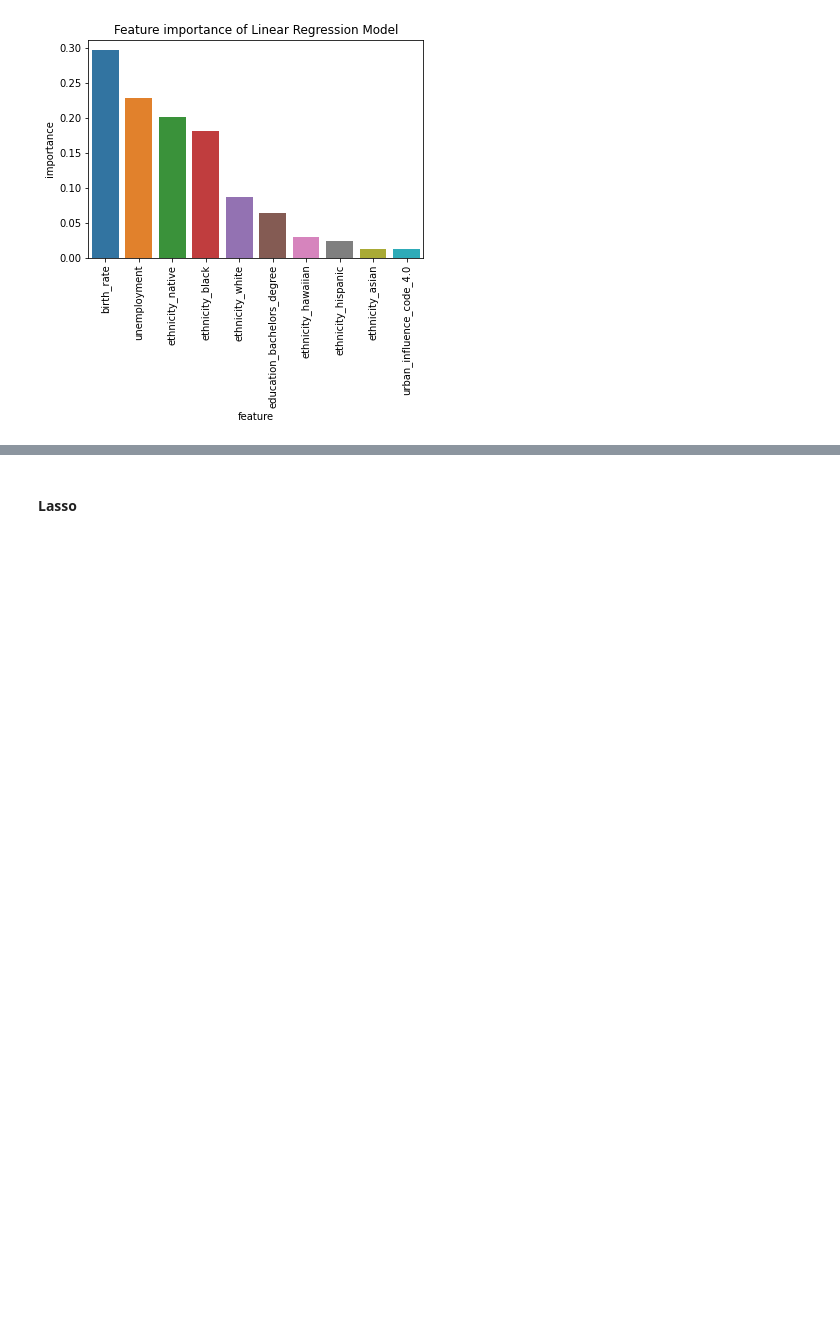
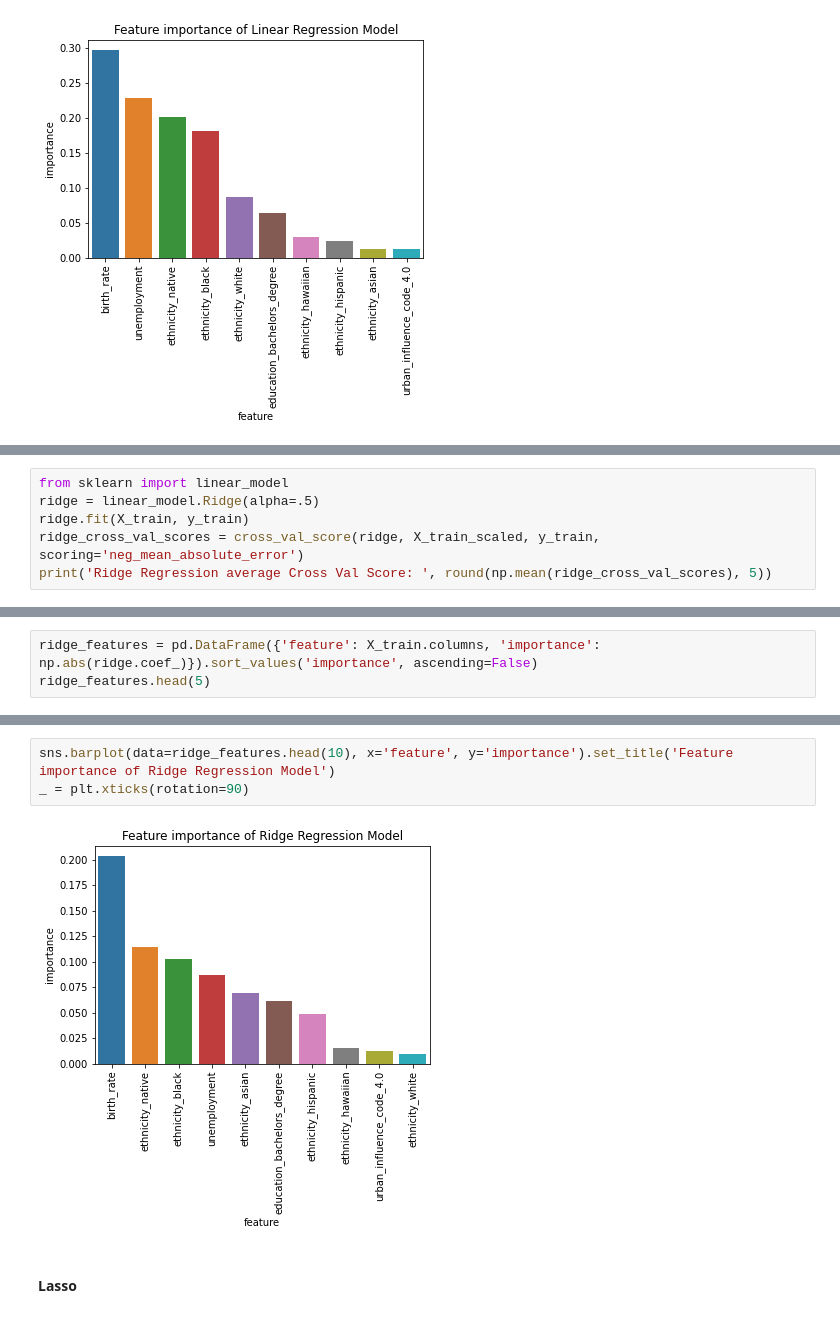
Before and after one commit to kuruparans/covid19-vaccine-hesitancy-analysis, a Jupyter notebook: statistical-modelling.ipynb, the cells around one changed output, grey strips where cells are left out. Saved outputs shown, nothing was run; the diff lists cells and outputs as text; blank space fills up the shorter version.

Commit message:
Add ridge regression modelling

```diff
--- a/statistical-modelling.ipynb
+++ b/statistical-modelling.ipynb
@@ -258,0 +261,6 @@ _ = plt.xticks(rotation=90)
+# %%
+from sklearn import linear_model
+ridge = linear_model.Ridge(alpha=.5)
+ridge.fit(X_train, y_train)
+ridge_cross_val_scores = cross_val_score(ridge, X_train_scaled, y_train, scoring='neg_mean_absolute_error')
+print('Ridge Regression average Cross Val Score: ', round(np.mean(ridge_cross_val_scores), 5))
@@ -258,0 +271,3 @@ _ = plt.xticks(rotation=90)
+# %%
+ridge_features = pd.DataFrame({'feature': X_train.columns, 'importance': np.abs(ridge.coef_)}).sort_values('importance', ascending=False)
+ridge_features.head(5)
@@ -259,3 +281,8 @@ _ = plt.xticks(rotation=90)
+# %%
+sns.barplot(data=ridge_features.head(10), x='feature', y='importance').set_title('Feature importance of Ridge Regression Model')
+_ = plt.xticks(rotation=90)
+# %% [output]
+[figure, added]
 # %% [markdown]
 #### Lasso
 # %%
```
Also changed, not shown: parts of 10 cells of this notebook.
